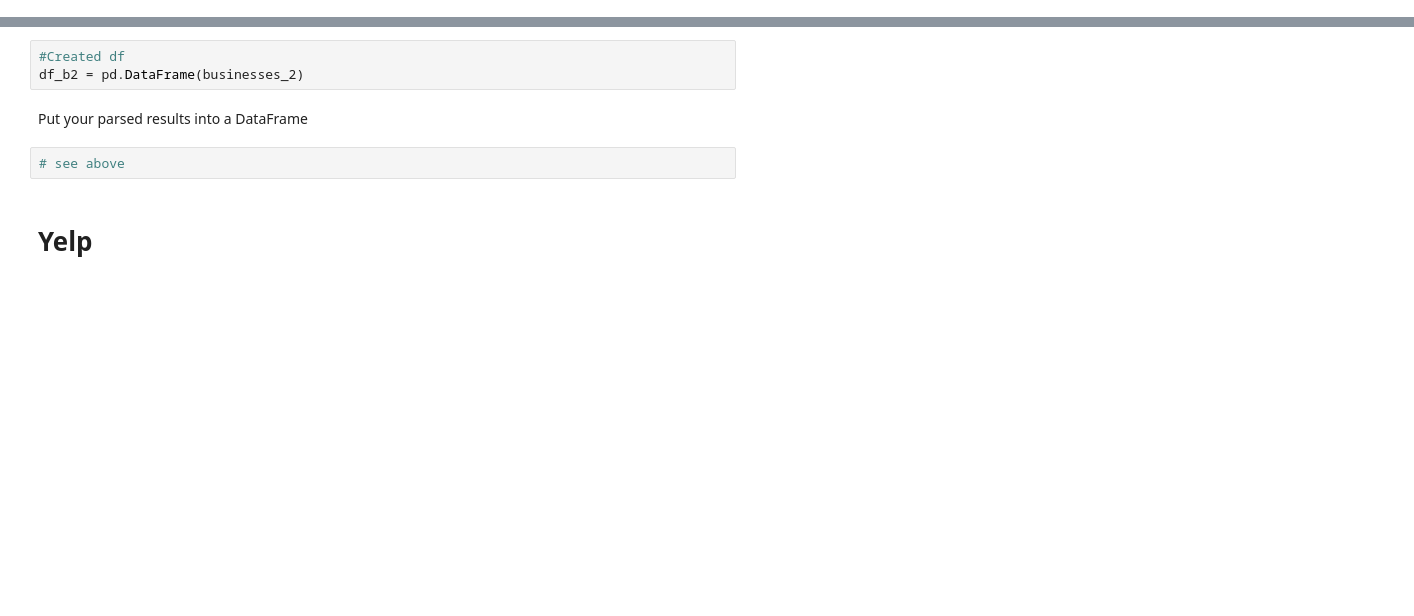
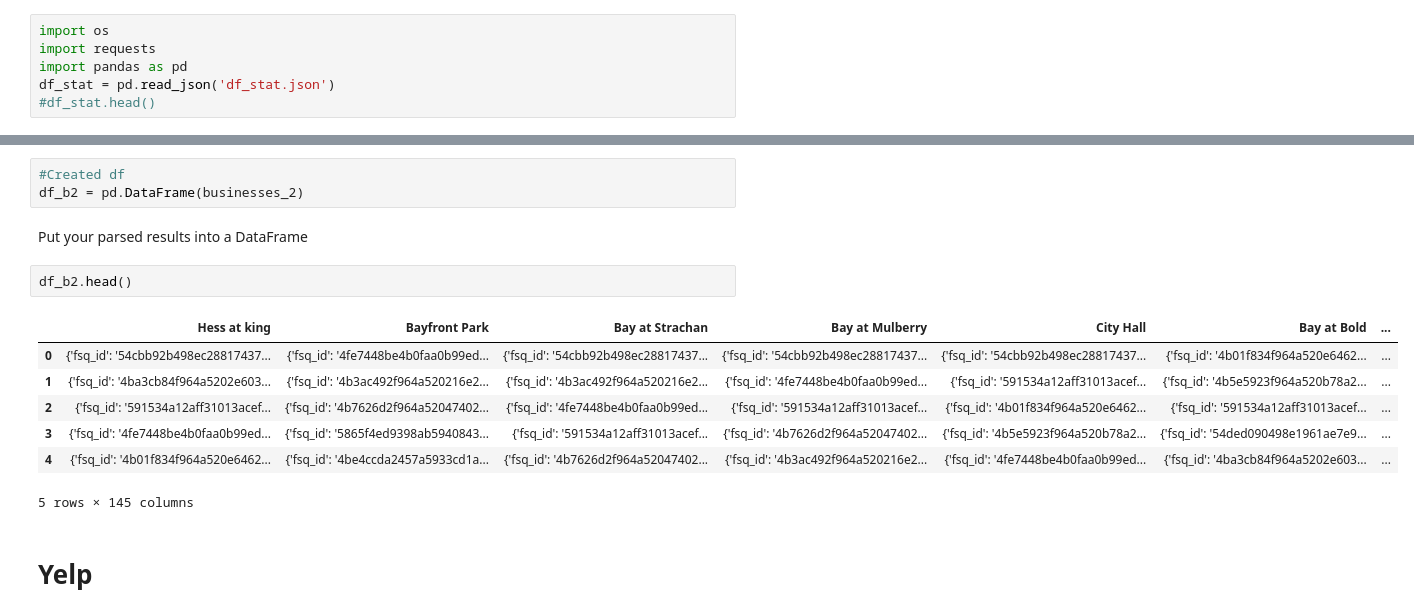
Before and after one commit to Ranaal-suffi/Project_2, a Jupyter notebook: notebooks/yelp_foursquare_EDA.ipynb, the cells around one changed output, grey strips where cells are left out. Saved outputs shown, nothing was run; the diff lists cells and outputs as text; blank space fills up the shorter version.

```diff
--- a/notebooks/yelp_foursquare_EDA.ipynb
+++ b/notebooks/yelp_foursquare_EDA.ipynb
@@ -3,3 +1,9 @@
+# %%
+import os
+import requests
+import pandas as pd
+df_stat = pd.read_json('df_stat.json')
+#df_stat.head()
 # %% [markdown]
 # Foursquare
 # %% [markdown]
@@ -29,8 +28,16 @@ Parse through the response to get the POI (such as restaurants, bars, etc) detai
 df_b2 = pd.DataFrame(businesses_2)
 # %% [markdown]
 Put your parsed results into a DataFrame
-# %%
-# see above
+# %%
+df_b2.head()
+# %% [output]
+|  | Hess at king | Bayfront Park | Bay at Strachan | Bay at Mulberry | City Hall | Bay at Bold | ... |
+| 0 | {'fsq_id': '54cbb92b498ec28817437... | {'fsq_id': '4fe7448be4b0faa0b99ed... | {'fsq_id': '54cbb92b498ec28817437... | {'fsq_id': '54cbb92b498ec28817437... | {'fsq_id': '54cbb92b498ec28817437... | {'fsq_id': '4b01f834f964a520e6462... | ... |
+| 1 | {'fsq_id': '4ba3cb84f964a5202e603... | {'fsq_id': '4b3ac492f964a520216e2... | {'fsq_id': '4b3ac492f964a520216e2... | {'fsq_id': '4fe7448be4b0faa0b99ed... | {'fsq_id': '591534a12aff31013acef... | {'fsq_id': '4b5e5923f964a520b78a2... | ... |
+| 2 | {'fsq_id': '591534a12aff31013acef... | {'fsq_id': '4b7626d2f964a52047402... | {'fsq_id': '4fe7448be4b0faa0b99ed... | {'fsq_id': '591534a12aff31013acef... | {'fsq_id': '4b01f834f964a520e6462... | {'fsq_id': '591534a12aff31013acef... | ... |
+| 3 | {'fsq_id': '4fe7448be4b0faa0b99ed... | {'fsq_id': '5865f4ed9398ab5940843... | {'fsq_id': '591534a12aff31013acef... | {'fsq_id': '4b7626d2f964a52047402... | {'fsq_id': '4b5e5923f964a520b78a2... | {'fsq_id': '54ded090498e1961ae7e9... | ... |
+| 4 | {'fsq_id': '4b01f834f964a520e6462... | {'fsq_id': '4be4ccda2457a5933cd1a... | {'fsq_id': '4b7626d2f964a52047402... | {'fsq_id': '4b3ac492f964a520216e2... | {'fsq_id': '4fe7448be4b0faa0b99ed... | {'fsq_id': '4ba3cb84f964a5202e603... | ... |
+5 rows × 145 columns
 # %% [markdown]
 # Yelp
 # %% [markdown]
```
Also changed, not shown: parts of 5 cells of this notebook, 7 other files.
